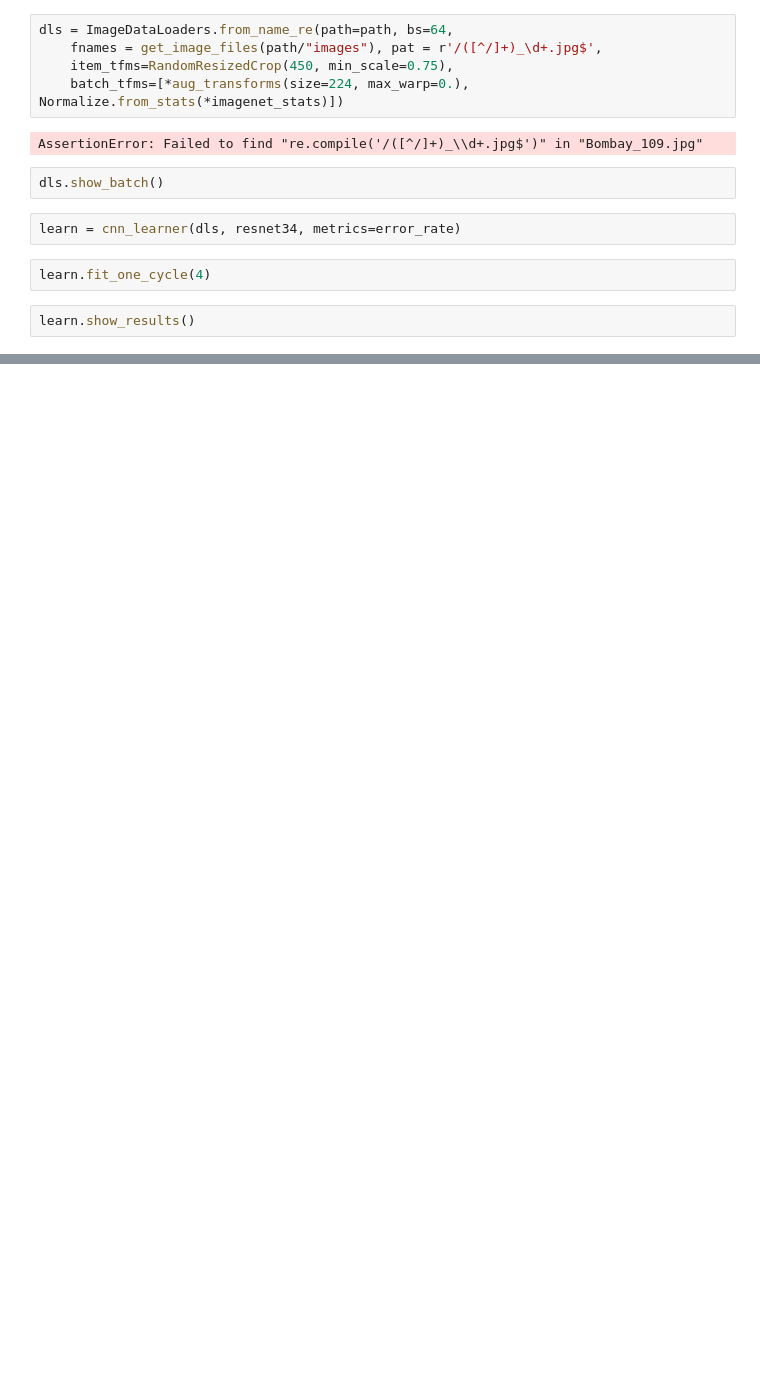
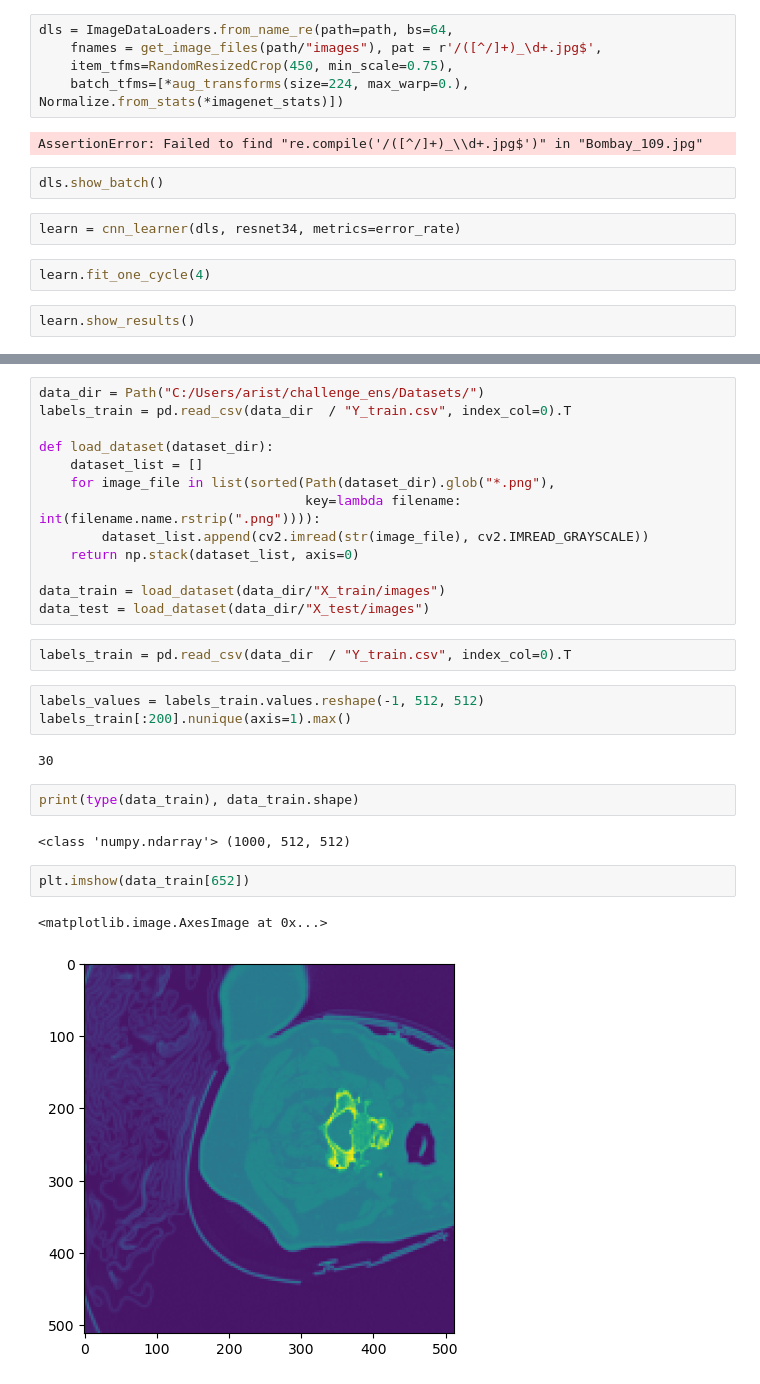
Before and after one commit to arigqt/challenge_ens, a Jupyter notebook: Code/working_aristide.ipynb, the cells around one changed output, grey strips where cells are left out. Drawn from its saved outputs; the diff is of its cells as text; blank space fills up the shorter version.

```diff
--- a/Code/working_aristide.ipynb
+++ b/Code/working_aristide.ipynb
@@ -135,0 +161,29 @@ learn.show_results()
+# %%
+data_dir = Path("C:/Users/arist/challenge_ens/Datasets/")
+labels_train = pd.read_csv(data_dir  / "Y_train.csv", index_col=0).T
+
+def load_dataset(dataset_dir):
+    dataset_list = []
+    for image_file in list(sorted(Path(dataset_dir).glob("*.png"),
+                                  key=lambda filename: int(filename.name.rstrip(".png")))):
+        dataset_list.append(cv2.imread(str(image_file), cv2.IMREAD_GRAYSCALE))
+    return np.stack(dataset_list, axis=0)
+
+data_train = load_dataset(data_dir/"X_train/images")
+data_test = load_dataset(data_dir/"X_test/images")
+# %%
+labels_train = pd.read_csv(data_dir  / "Y_train.csv", index_col=0).T
+# %%
+labels_values = labels_train.values.reshape(-1, 512, 512)
+labels_train[:200].nunique(axis=1).max()
+# %% [output]
+30
+# %%
+print(type(data_train), data_train.shape)
+# %% [output]
+<class 'numpy.ndarray'> (1000, 512, 512)
+# %%
+plt.imshow(data_train[652])
+# %% [output]
+<matplotlib.image.AxesImage at 0x...>
+[figure, added]
```
Also changed, not shown: parts of 6 cells of this notebook, 2 other files.
